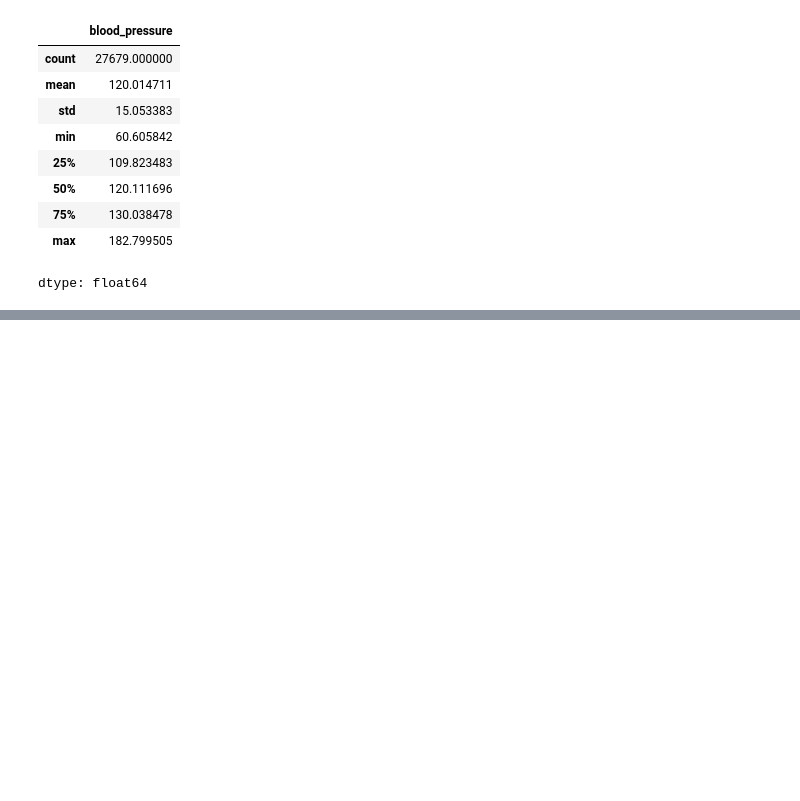
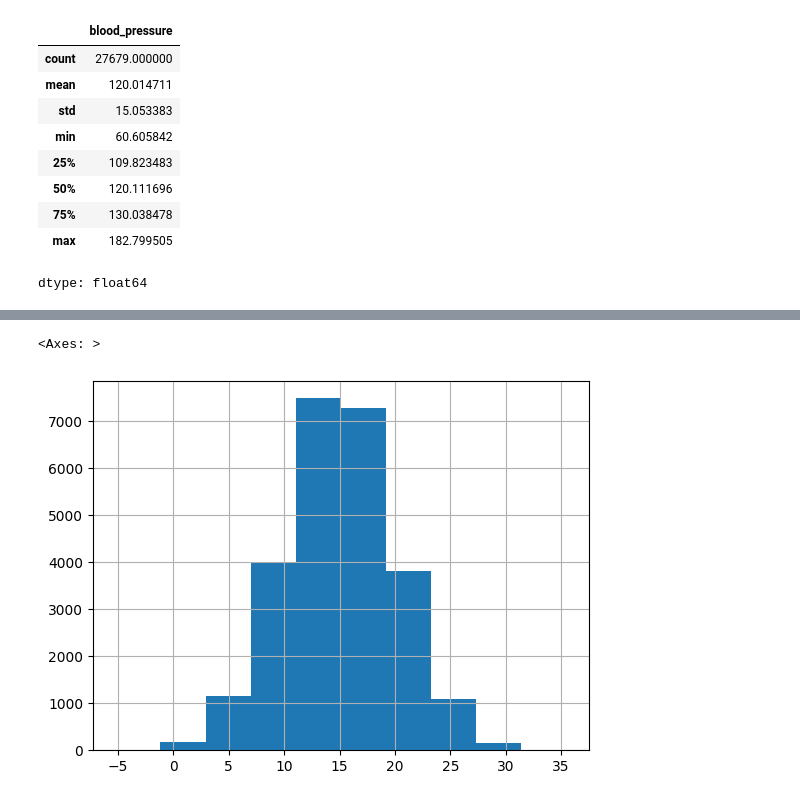
Before and after one commit to SanjayBista1010/Classification, a Jupyter notebook: DiseaseRiskAnalysis.ipynb, the cells around one changed output, grey strips where cells are left out. Cells and saved outputs as stored; diff of their text form; code cells hidden in the pictures; blank space fills up the shorter version.

```diff
--- a/DiseaseRiskAnalysis.ipynb
+++ b/DiseaseRiskAnalysis.ipynb
@@ -85,0 +184,7 @@ df['blood_pressure'] = df['blood_pressure'].fillna(df['blood_pressure'].mean())
+# %%
+df['heart_rate'] = df['heart_rate'].fillna(df['heart_rate'].median())
+# %%
+df['insulin'].hist()
+# %% [output]
+<Axes: >
+[figure, added]
```
Also changed, not shown: parts of 17 cells of this notebook.
